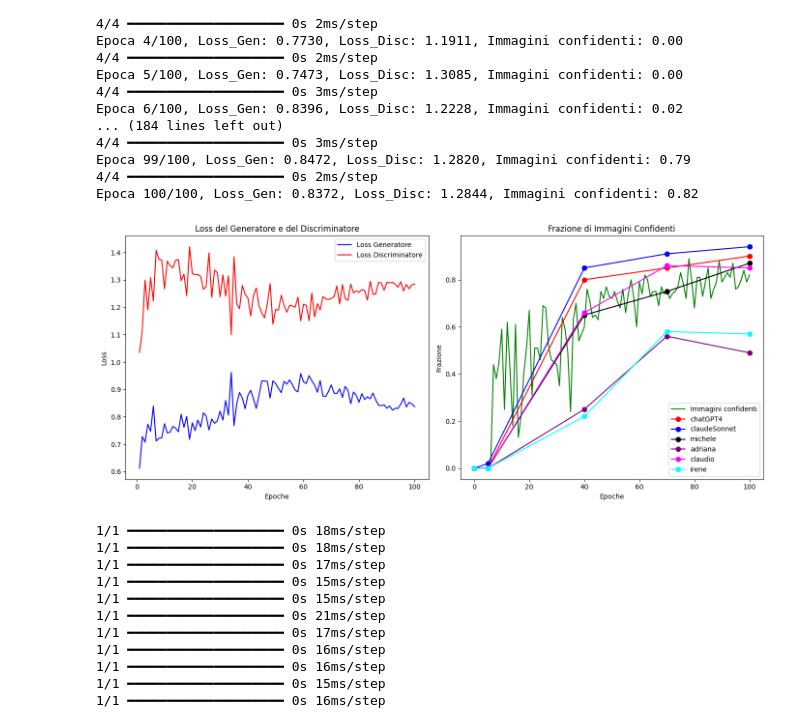
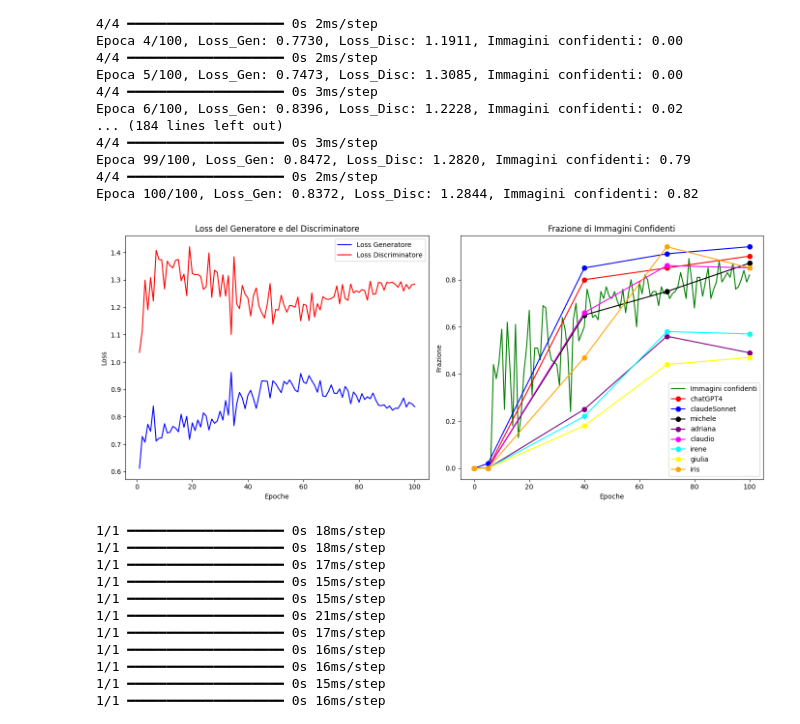
Before and after one commit to Keyrama/Machine-Learning, a Jupyter notebook: GAN.ipynb, the cells around one changed output. Drawn from its saved outputs; the diff is of its cells as text; code cells hidden in the pictures.

```diff
--- a/GAN.ipynb
+++ b/GAN.ipynb
@@ -540,38 +540,43 @@ def visualizza_metriche(losses_gen, losses_disc, conteggio_immagini_confidenti):
     array_adriana = np.array([0, 0, 0.25, 0.56, 0.49])
     array_claudio = np.array([0, 0, 0.66, 0.86, 0.85])
     array_irene = np.array([0, 0, 0.22, 0.58, 0.57])
+    array_giulia = np.array([0, 0, 0.18, 0.44, 0.47])
+    array_iris = np.array([0, 0, 0.47, 0.94, 0.85])
 
     fig, (ax1, ax2) = plt.subplots(1, 2, figsize=(14, 6))
 
     ax1.plot(epoche, losses_gen, label='Loss Generatore', color='blue')
     ax1.plot(epoche, losses_disc, label='Loss Discriminatore', color='red')
 
     ax1.set_xlabel('Epoche')
     ax1.set_ylabel('Loss')
     ax1.set_title('Loss del Generatore e del Discriminatore')
     ax1.legend()
 
     ax2.plot(epoche, conteggio_immagini_confidenti, label='Immagini confidenti', color='green')
     ax2.set_xlabel('Epoche')
     ax2.set_ylabel('Frazione')
     ax2.set_title('Frazione di Immagini Confidenti')
 
     ax2.plot(array_epoche, array_chatGPT4, label='chatGPT4', color='red', marker='o', markersize=7)
     ax2.plot(array_epoche, array_claudeSonnet, label='claudeSonnet', color='blue', marker='o', markersize=7)
     ax2.plot(array_epoche, array_michele, label='michele', color='black', marker='o', markersize=7)
     ax2.plot(array_epoche, array_adriana, label='adriana', color='purple', marker='o', markersize=7)
     ax2.plot(array_epoche, array_claudio, label='claudio', color='fuchsia', marker='o', markersize=7)
     ax2.plot(array_epoche, array_irene, label='irene', color='cyan', marker='o', markersize = 7)
+    ax2.plot(array_epoche, array_giulia, label='giulia', color='yellow', marker='o', markersize = 7)
+    ax2.plot(array_epoche, array_iris, label='iris', color='orange', marker='o', markersize = 7)
+
 
     ax2.legend()
 
     plt.tight_layout()
     plt.show()
 
 # Visualizza le metriche di allenamento
 visualizza_metriche(losses_gen, losses_disc, conteggio_immagini_confidenti)
 # %% [output]
-[figure, old version]
+[figure, new version]
 # %%
 # Visualizza degli esempi di immagini generate durante l'allenamento con le relative probabilità predette dal classificatore pre-addestrato
 
```
